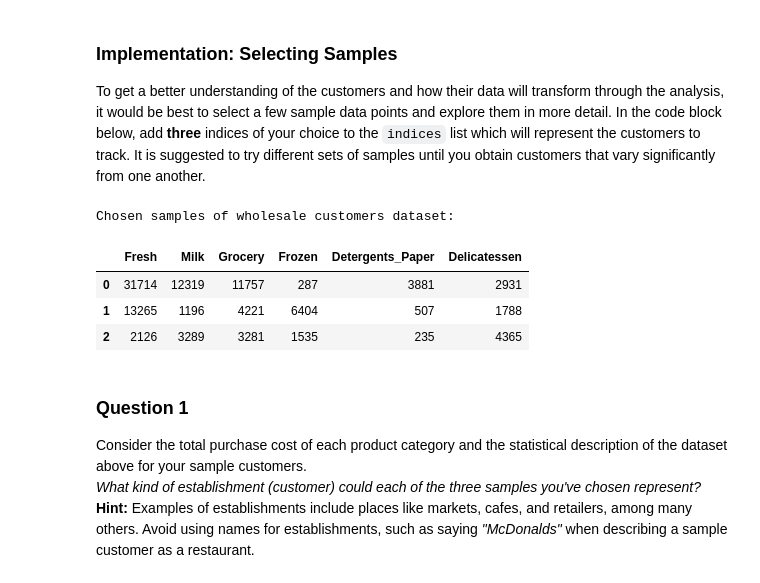
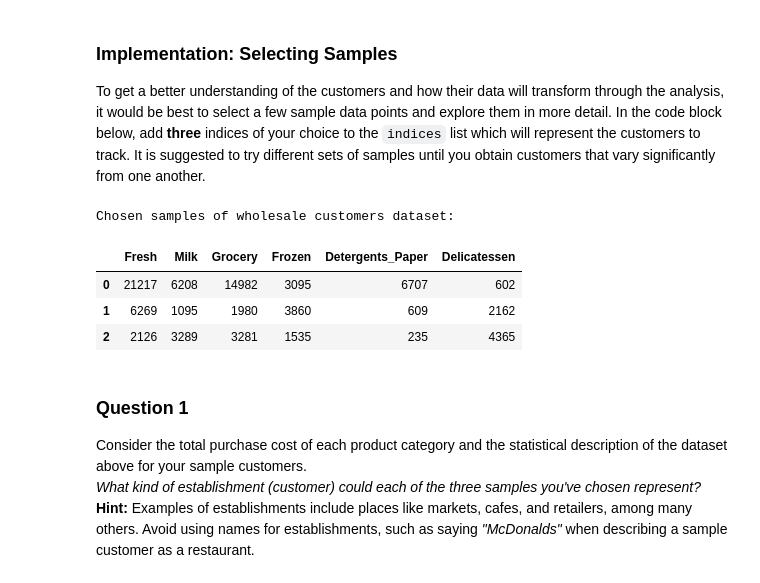
Before and after one commit to sebastienjouhans/udacity-machine-learning-engineer-nanodegree, a Jupyter notebook: customer_segments/project/customer_segments.ipynb, the cells around one changed output. Saved outputs shown, nothing was run; the diff lists cells and outputs as text; code cells hidden in the pictures.

```diff
--- a/customer_segments/project/customer_segments.ipynb
+++ b/customer_segments/project/customer_segments.ipynb
@@ -75,17 +75,17 @@ display(data.describe())
 To get a better understanding of the customers and how their data will transform through the analysis, it would be best to select a few sample data points and explore them in more detail. In the code block below, add **three** indices of your choice to the `indices` list which will represent the customers to track. It is suggested to try different sets of samples until you obtain customers that vary significantly from one another.
 # %%
 # TODO: Select three indices of your choice you wish to sample from the dataset
-indices = [12,3,411]
+indices = [13,50,411]
 
 # Create a DataFrame of the chosen samples
 samples = pd.DataFrame(data.loc[indices], columns = data.keys()).reset_index(drop = True)
 print "Chosen samples of wholesale customers dataset:"
 display(samples)
 # %% [output]
 Chosen samples of wholesale customers dataset:
 |  | Fresh | Milk | Grocery | Frozen | Detergents_Paper | Delicatessen |
-| 0 | 31714 | 12319 | 11757 | 287 | 3881 | 2931 |
-| 1 | 13265 | 1196 | 4221 | 6404 | 507 | 1788 |
+| 0 | 21217 | 6208 | 14982 | 3095 | 6707 | 602 |
+| 1 | 6269 | 1095 | 1980 | 3860 | 609 | 2162 |
 | 2 | 2126 | 3289 | 3281 | 1535 | 235 | 4365 |
 # %% [markdown]
 ### Question 1
```
Also changed, not shown: parts of 16 cells of this notebook, 1 other file.
